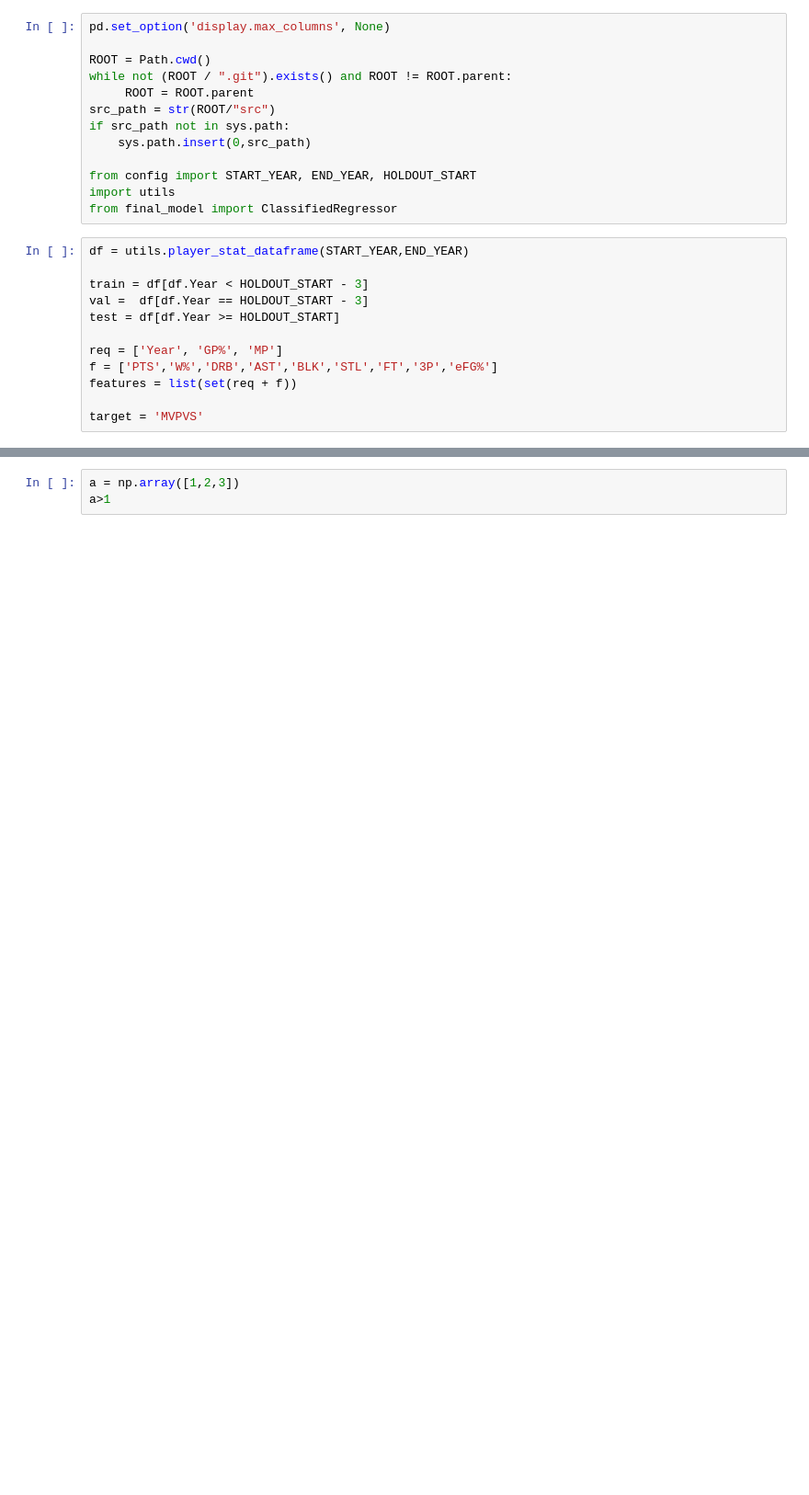
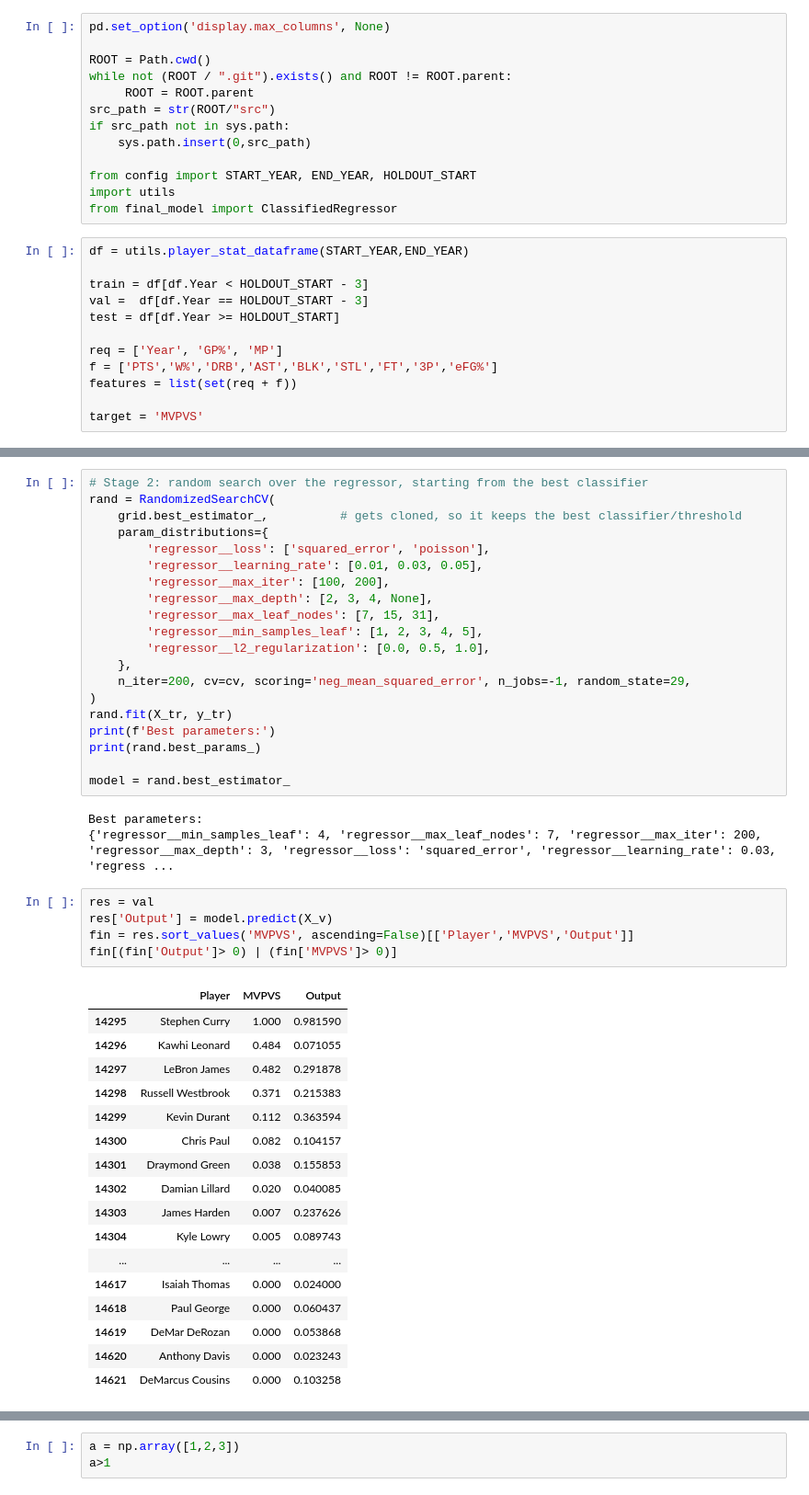
Before and after one commit to Erdos-Projects/fall-2026-nba-mvp-prediction, a Jupyter notebook: notebooks/final.ipynb, the cells around one changed output, grey strips where cells are left out. Shown at 92% size. Cells and saved outputs as stored; diff of their text form; blank space fills up the shorter version.

Commit message:
tuned the ClassifiedRegressor model in two stages

```diff
--- a/notebooks/final.ipynb
+++ b/notebooks/final.ipynb
@@ -48,3 +77,49 @@ target = 'MVPVS'
+# %%
+# Stage 2: random search over the regressor, starting from the best classifier
+rand = RandomizedSearchCV(
+    grid.best_estimator_,          # gets cloned, so it keeps the best classifier/threshold
+    param_distributions={
+        'regressor__loss': ['squared_error', 'poisson'],
+        'regressor__learning_rate': [0.01, 0.03, 0.05],
+        'regressor__max_iter': [100, 200],
+        'regressor__max_depth': [2, 3, 4, None],
+        'regressor__max_leaf_nodes': [7, 15, 31],
+        'regressor__min_samples_leaf': [1, 2, 3, 4, 5],
+        'regressor__l2_regularization': [0.0, 0.5, 1.0],
+    },
+    n_iter=200, cv=cv, scoring='neg_mean_squared_error', n_jobs=-1, random_state=29,
+)
+rand.fit(X_tr, y_tr)
+print(f'Best parameters:')
+print(rand.best_params_)
+
+model = rand.best_estimator_
+# %% [output]
+Best parameters:
+{'regressor__min_samples_leaf': 4, 'regressor__max_leaf_nodes': 7, 'regressor__max_iter': 200, 'regressor__max_depth': 3, 'regressor__loss': 'squared_error', 'regressor__learning_rate': 0.03, 'regress ...
+# %%
+res = val
+res['Output'] = model.predict(X_v)
+fin = res.sort_values('MVPVS', ascending=False)[['Player','MVPVS','Output']]
+fin[(fin['Output']> 0) | (fin['MVPVS']> 0)]
+# %% [output]
+|  | Player | MVPVS | Output |
+| 14295 | Stephen Curry | 1.000 | 0.981590 |
+| 14296 | Kawhi Leonard | 0.484 | 0.071055 |
+| 14297 | LeBron James | 0.482 | 0.291878 |
+| 14298 | Russell Westbrook | 0.371 | 0.215383 |
+| 14299 | Kevin Durant | 0.112 | 0.363594 |
+| 14300 | Chris Paul | 0.082 | 0.104157 |
+| 14301 | Draymond Green | 0.038 | 0.155853 |
+| 14302 | Damian Lillard | 0.020 | 0.040085 |
+| 14303 | James Harden | 0.007 | 0.237626 |
+| 14304 | Kyle Lowry | 0.005 | 0.089743 |
+| ... | ... | ... | ... |
+| 14617 | Isaiah Thomas | 0.000 | 0.024000 |
+| 14618 | Paul George | 0.000 | 0.060437 |
+| 14619 | DeMar DeRozan | 0.000 | 0.053868 |
+| 14620 | Anthony Davis | 0.000 | 0.023243 |
+| 14621 | DeMarcus Cousins | 0.000 | 0.103258 |
 # %%
 X_tr, y_tr = train[features], train[target]
 X_v, y_v = val[features], val[target]
```
Also changed, not shown: parts of 3 cells of this notebook.
